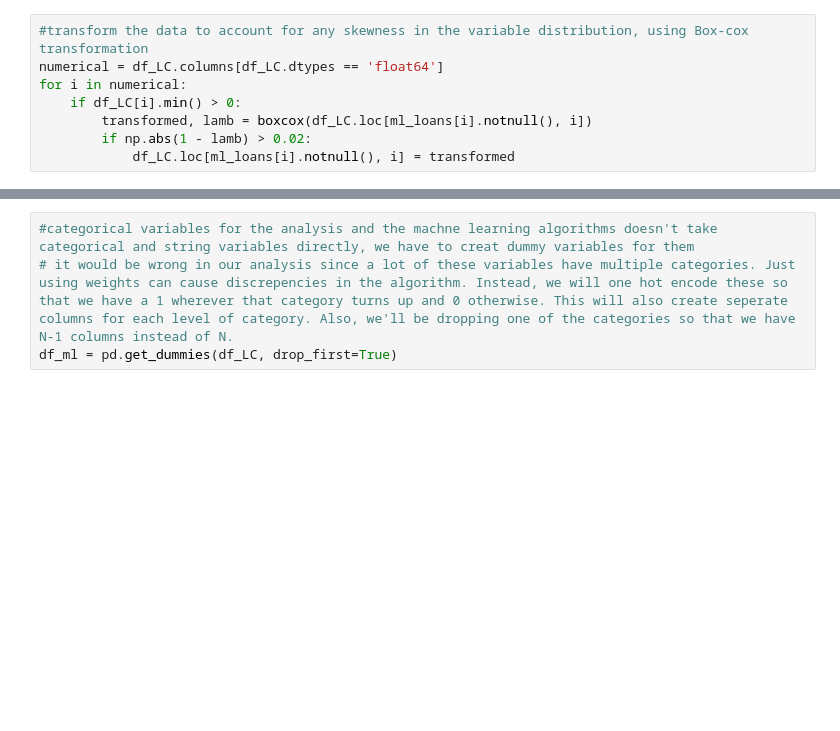
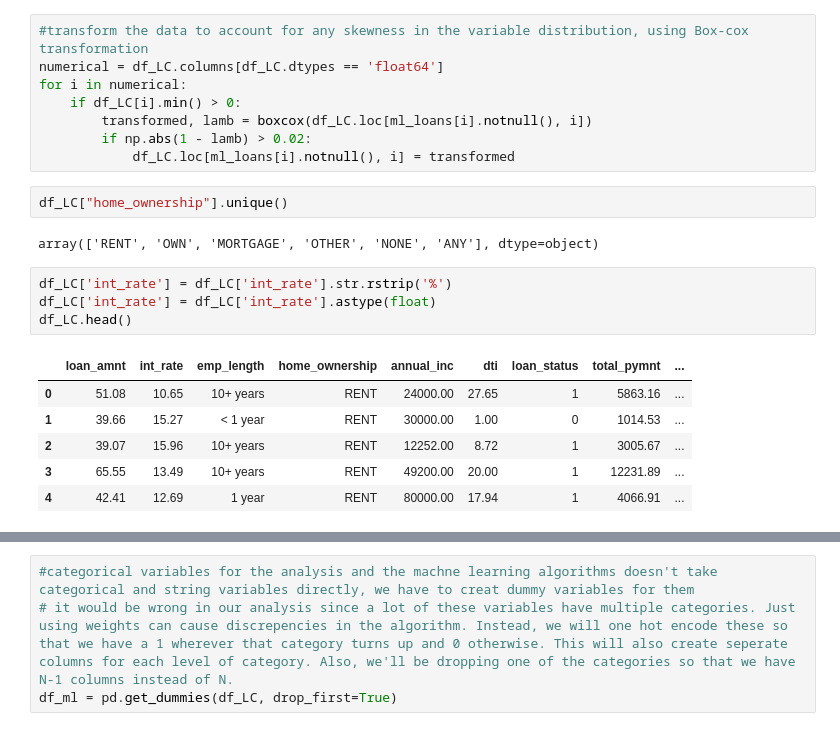
Before and after one commit to nt1983/final-project, a Jupyter notebook: load_data.ipynb, the cells around one changed output, grey strips where cells are left out. Cells and saved outputs as stored; diff of their text form; blank space fills up the shorter version.

```diff
--- a/load_data.ipynb
+++ b/load_data.ipynb
@@ -422,3 +422,18 @@ for i in numerical:
         transformed, lamb = boxcox(df_LC.loc[ml_loans[i].notnull(), i])
         if np.abs(1 - lamb) > 0.02:
             df_LC.loc[ml_loans[i].notnull(), i] = transformed
+# %%
+df_LC["home_ownership"].unique()
+# %% [output]
+array(['RENT', 'OWN', 'MORTGAGE', 'OTHER', 'NONE', 'ANY'], dtype=object)
+# %%
+df_LC['int_rate'] = df_LC['int_rate'].str.rstrip('%')
+df_LC['int_rate'] = df_LC['int_rate'].astype(float)
+df_LC.head()
+# %% [output]
+|  | loan_amnt | int_rate | emp_length | home_ownership | annual_inc | dti | loan_status | total_pymnt | ... |
+| 0 | 51.08 | 10.65 | 10+ years | RENT | 24000.00 | 27.65 | 1 | 5863.16 | ... |
+| 1 | 39.66 | 15.27 | < 1 year | RENT | 30000.00 | 1.00 | 0 | 1014.53 | ... |
+| 2 | 39.07 | 15.96 | 10+ years | RENT | 12252.00 | 8.72 | 1 | 3005.67 | ... |
+| 3 | 65.55 | 13.49 | 10+ years | RENT | 49200.00 | 20.00 | 1 | 12231.89 | ... |
+| 4 | 42.41 | 12.69 | 1 year | RENT | 80000.00 | 17.94 | 1 | 4066.91 | ... |
```
Also changed, not shown: parts of 24 cells of this notebook.
